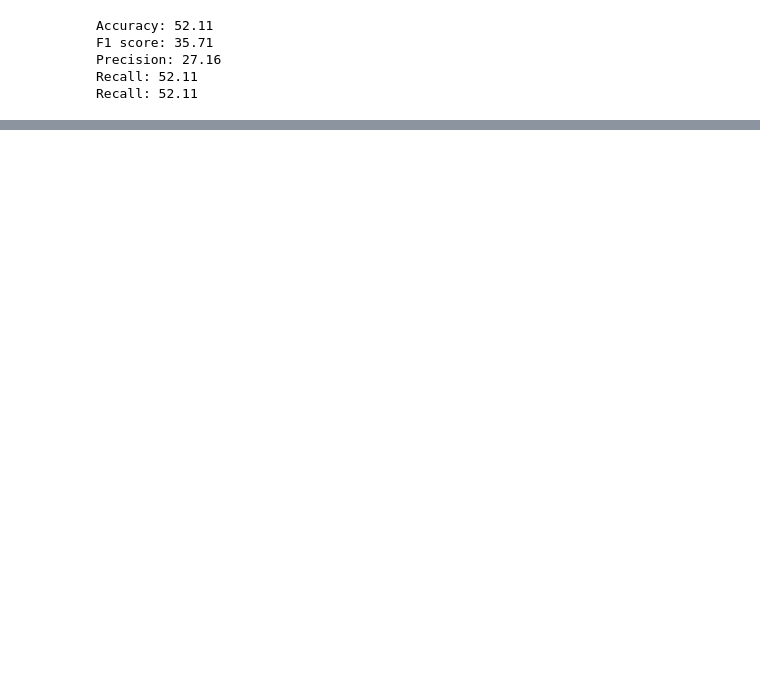
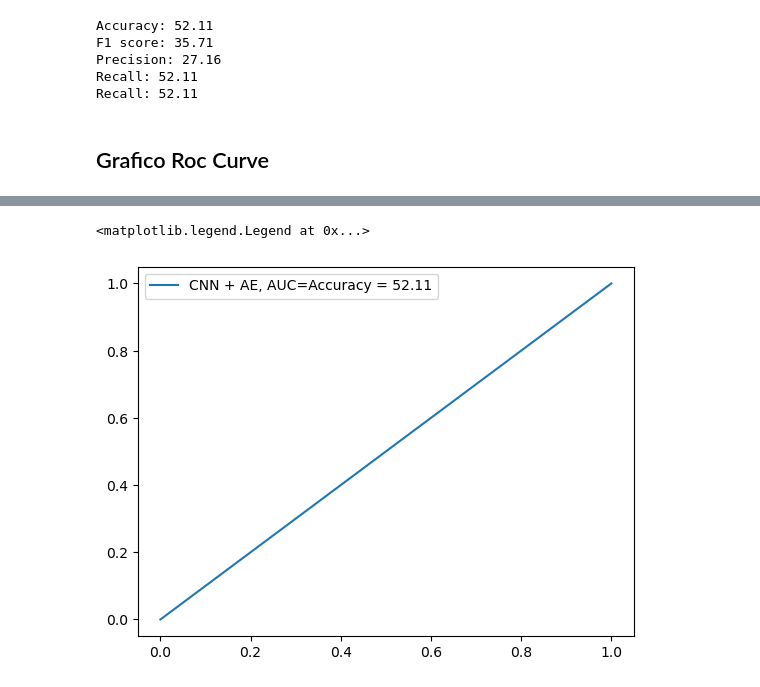
Before and after one commit to rcarmas/Proyecto_Unidad3_Internetworking, a Jupyter notebook: CNN+AE Escenario 3.ipynb, the cells around one changed output, grey strips where cells are left out. Cells and saved outputs as stored; diff of their text form; code cells hidden in the pictures; blank space fills up the shorter version.

```diff
--- a/CNN+AE Escenario 3.ipynb
+++ b/CNN+AE Escenario 3.ipynb
@@ -229,3 +231,16 @@ F1 score: 35.71
 Precision: 27.16
 Recall: 52.11
 Recall: 52.11
+# %% [markdown]
+## Grafico Roc Curve
+# %%
+import matplotlib.pyplot as plt
+from sklearn import metrics
+y_pred = model.predict(X_test)
+y_pred = (y_pred > 0.5).astype(int)
+fpr, tpr, _ = metrics.roc_curve(y_test, y_pred)
+accuracy = metrics.accuracy_score(y_test, y_pred)
+CNN = "Accuracy = {:.2f}".format(accuracy*100)
+plt.plot(fpr, tpr, label="CNN + AE, AUC=" + str(CNN))
+plt.legend()
+# %% [output]
@@ -231,0 +248,2 @@ Recall: 52.11
+<matplotlib.legend.Legend at 0x...>
+[figure, added]
```
Also changed, not shown: parts of 4 cells of this notebook, 7 other files.
